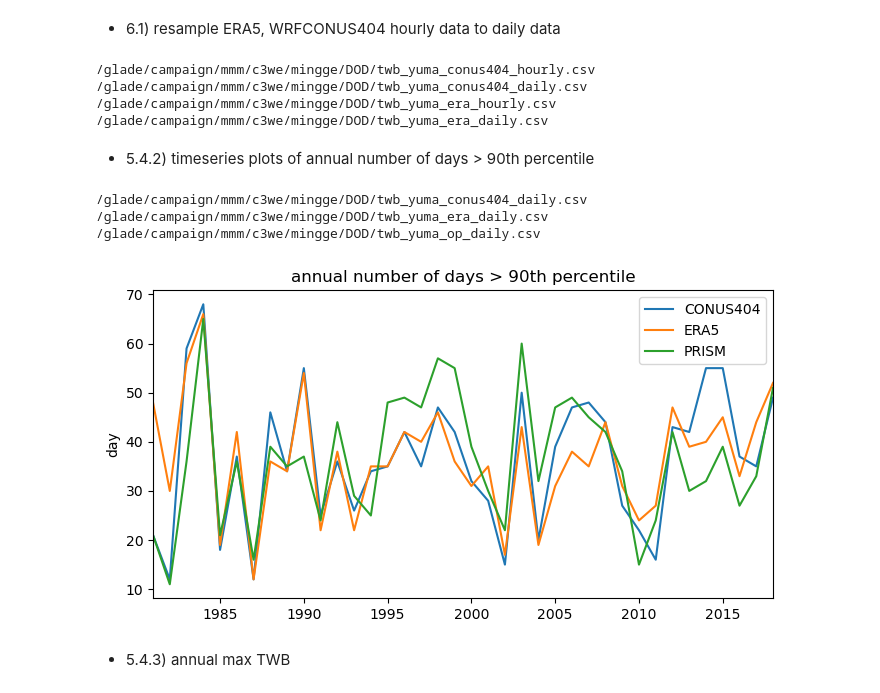
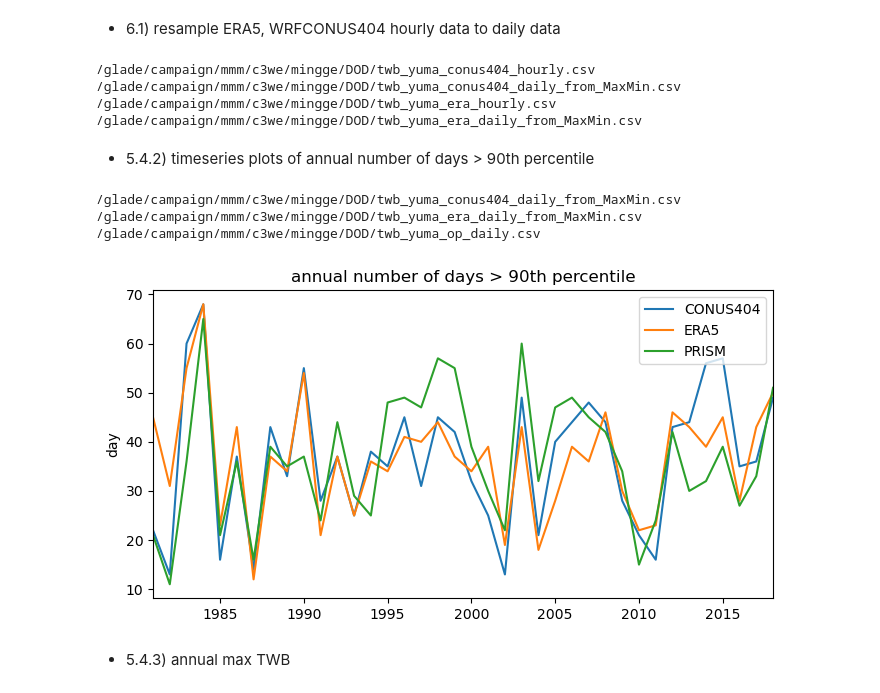
Before and after one commit to ming80302/DOD, a Jupyter notebook: twb_era5_conus404.ipynb, the cells around one changed output. Saved outputs shown, nothing was run; the diff lists cells and outputs as text; code cells hidden in the pictures.

```diff
--- a/twb_era5_conus404.ipynb
+++ b/twb_era5_conus404.ipynb
@@ -320,7 +366,7 @@ q_1d = [.50, .75, .90, .95, .99, .999]
 n_q = len(q_1d)
 p_2d = np.zeros((2, n_q))
 
-method_1d = ['max', 'mean', 'min']
+method_1d = ['max', 'min', 'mean', 'mean_from_max_min']
 
 for method in method_1d:
     ct = 0
@@ -520,7 +569,12 @@ else:
  - 6.1) resample ERA5, WRFCONUS404 hourly data to daily data
 # %%
 flnm_hourly = [ dir_o + 'twb_yuma_conus404_hourly.csv',  dir_o + 'twb_yuma_era_hourly.csv']
-flnm_daily  = [ dir_o + 'twb_yuma_conus404_daily.csv',  dir_o + 'twb_yuma_era_daily.csv']
+
+is_from_MaxMin = True
+if is_from_MaxMin == True:
+    flnm_daily  = [ dir_o + 'twb_yuma_conus404_daily_from_MaxMin.csv',  dir_o + 'twb_yuma_era_daily_from_MaxMin.csv']
+else:
+    flnm_daily  = [ dir_o + 'twb_yuma_conus404_daily.csv',  dir_o + 'twb_yuma_era_daily.csv']
 
 nn = 0
 for flnm in flnm_hourly:
@@ -531,7 +585,11 @@ for flnm in flnm_hourly:
     df.index = pd.to_datetime(df.index, format='%Y-%m-%d %H')
 
     # resample hourly data to daily data
-    df_0 = df.resample('D').mean().loc[ind_s:ind_e]
+    if is_from_MaxMin == True:
+        df_0 = (df.resample('D').max().loc[ind_s:ind_e] +
+                df.resample('D').min().loc[ind_s:ind_e])*0.5
+    else:
+        df_0 = df.resample('D').mean().loc[ind_s:ind_e]
 
     if nn == 0:
         df_0['Yuma'] = df_0['Yuma'] - 273.15
@@ -542,14 +600,14 @@ for flnm in flnm_hourly:
     nn = nn + 1
 # %% [output]
 /glade/campaign/mmm/c3we/mingge/DOD/twb_yuma_conus404_hourly.csv
-/glade/campaign/mmm/c3we/mingge/DOD/twb_yuma_conus404_daily.csv
+/glade/campaign/mmm/c3we/mingge/DOD/twb_yuma_conus404_daily_from_MaxMin.csv
 /glade/campaign/mmm/c3we/mingge/DOD/twb_yuma_era_hourly.csv
-/glade/campaign/mmm/c3we/mingge/DOD/twb_yuma_era_daily.csv
+/glade/campaign/mmm/c3we/mingge/DOD/twb_yuma_era_daily_from_MaxMin.csv
 # %% [markdown]
 - 5.4.2) timeseries plots of annual number of days > 90th percentile
 # %%
-flnm_1d = [dir_o + 'twb_yuma_conus404_daily.csv',
-           dir_o + 'twb_yuma_era_daily.csv',
+flnm_1d = [dir_o + 'twb_yuma_conus404_daily_from_MaxMin.csv',
+           dir_o + 'twb_yuma_era_daily_from_MaxMin.csv',
            dir_o + 'twb_yuma_op_daily.csv']
 
 title_1d = ['CONUS404', 'ERA5', 'PRISM']
@@ -560,36 +618,36 @@ nn = 0
 for flnm in flnm_1d:
     print(flnm)
     df = pd.read_csv(flnm, index_col = 0)
     # Create DatetimeIndex by DataFrame.set_index
     # in order to use 'resample'
     df.index = pd.to_datetime(df.index, format='%Y-%m-%d')
 
     # calculate quantile over requested axis
     p90_tmax = df.quantile(.9, axis = 0)
 
     # [0]: pandas Series.values returns Series as ndarray or ndarray-like
     itt = df.index[df['Yuma'] > p90_tmax.values[0]]
     #df_p = df.loc[itt]
     df_p = df.loc[itt].resample('Y').count()
     p_2d[nn] = df_p['Yuma']
 
     df_p.index = range(year3_s, year3_e+1)
 
     if nn == 0:
         df_p.rename(columns = {'Yuma':title_1d[nn]}, inplace = True)
         twb_df = df_p.copy()
     else:
         twb_df[title_1d[nn]] = df_p['Yuma']
 
     nn = nn + 1
 
 twb_df.plot(figsize=(8,4), xlim=(year3_s, year3_e), ylabel='day'
             , title = 'annual number of days > 90th percentile');
 # %% [output]
-/glade/campaign/mmm/c3we/mingge/DOD/twb_yuma_conus404_daily.csv
-/glade/campaign/mmm/c3we/mingge/DOD/twb_yuma_era_daily.csv
+/glade/campaign/mmm/c3we/mingge/DOD/twb_yuma_conus404_daily_from_MaxMin.csv
+/glade/campaign/mmm/c3we/mingge/DOD/twb_yuma_era_daily_from_MaxMin.csv
 /glade/campaign/mmm/c3we/mingge/DOD/twb_yuma_op_daily.csv
-[figure, old version]
+[figure, new version]
 # %% [markdown]
  -  5.4.3) annual max TWB
 # %%
```
Also changed, not shown: parts of 7 cells of this notebook.
